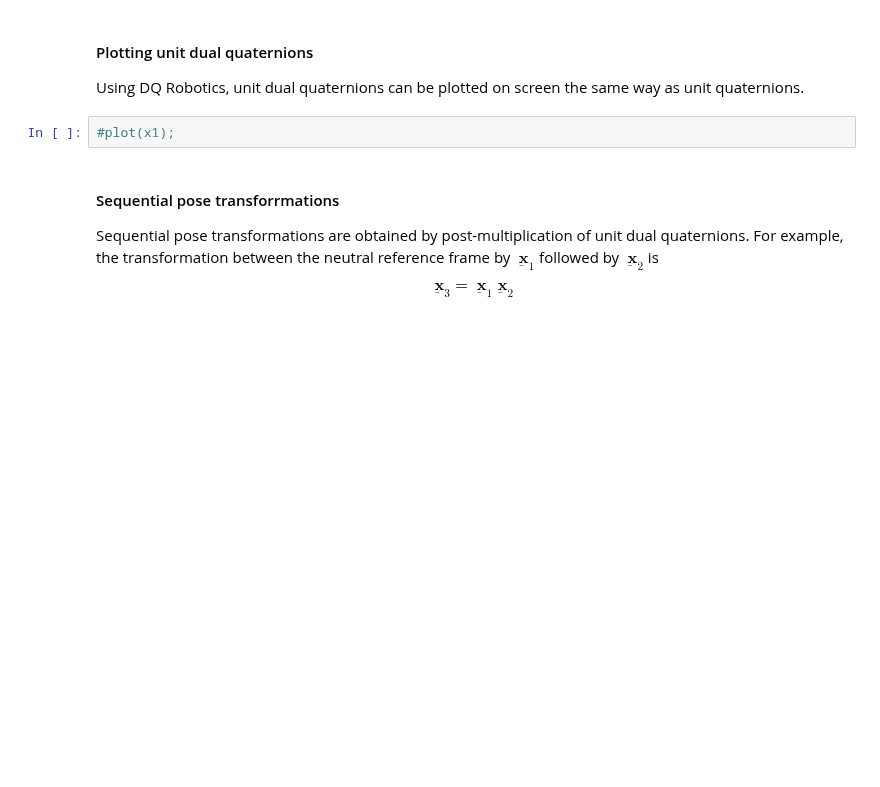
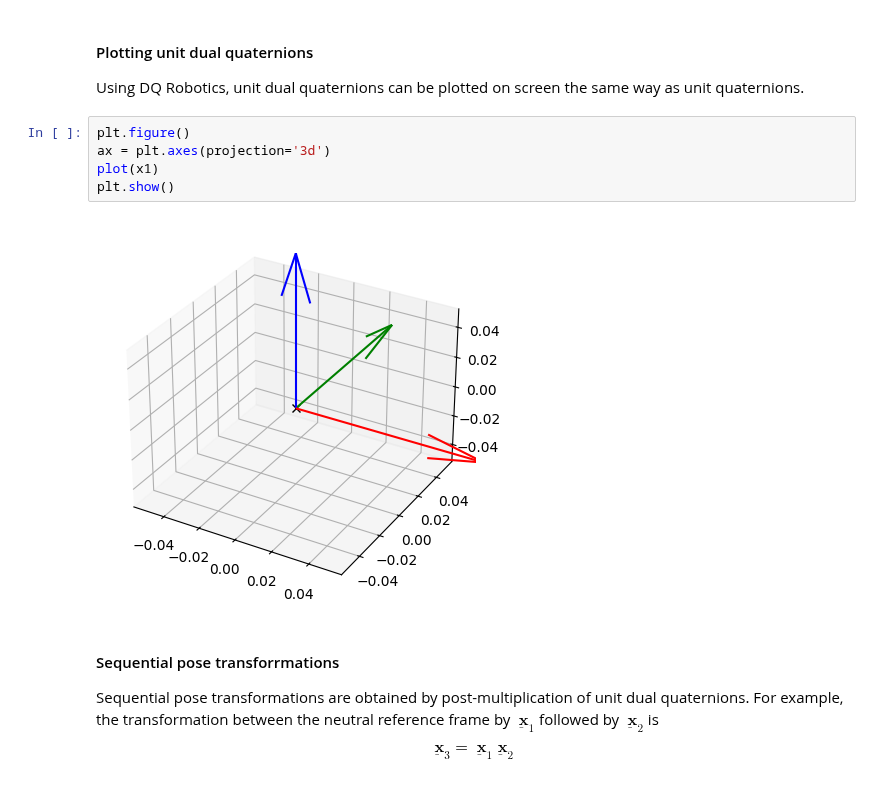
Before and after one commit to MarinhoLab/OpenExecutableBooksRobotics, a Jupyter notebook: dqrobotics/lesson3/lesson_dq3_dual_quaternion_basics_part1.ipynb, the cells around one changed output. Drawn from its saved outputs; the diff is of its cells as text; blank space fills up the shorter version.

Commit message:
[dq3] Added plot, weirdly plot for x1x2x3 is not working well.

```diff
--- a/dqrobotics/lesson3/lesson_dq3_dual_quaternion_basics_part1.ipynb
+++ b/dqrobotics/lesson3/lesson_dq3_dual_quaternion_basics_part1.ipynb
@@ -433,8 +441,13 @@ x1 = DQ([1])
 #### Plotting unit dual quaternions
 
 Using DQ Robotics, unit dual quaternions can be plotted on screen the same way as unit quaternions.
-# %%
-#plot(x1);
+# %%
+plt.figure()
+ax = plt.axes(projection='3d')
+plot(x1)
+plt.show()
+# %% [output]
+[figure, added]
 # %% [markdown]
 <a name="H_0984289C"></a>
 #### Sequential pose transforrmations
```
Also changed, not shown: parts of 7 cells of this notebook.
